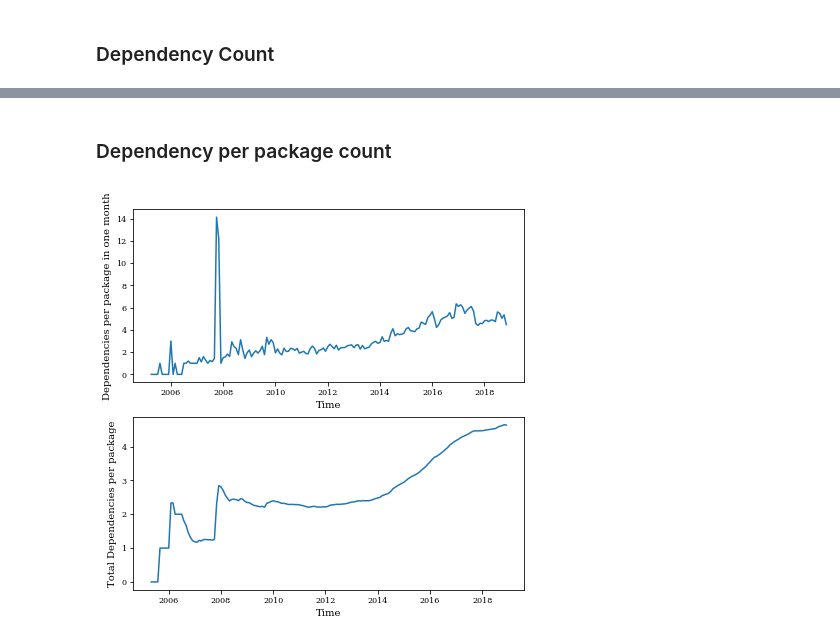
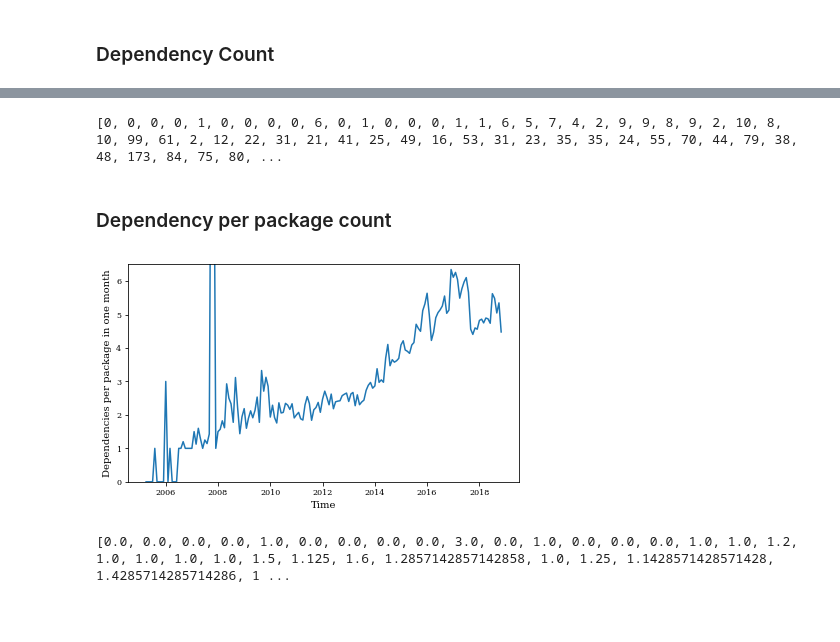
Before and after one commit to nimamahmoudi/cmput663-final-project, a Jupyter notebook: RQ1/rq1-package-dependency-over-time.ipynb, the cells around one changed output, grey strips where cells are left out. Drawn from its saved outputs; the diff is of its cells as text; code cells hidden in the pictures; blank space fills up the shorter version.

```diff
--- a/RQ1/rq1-package-dependency-over-time.ipynb
+++ b/RQ1/rq1-package-dependency-over-time.ipynb
@@ -126,7 +126,11 @@ while end_time < last_time.replace(day=1):
     start_time = end_time
     end_time = add_a_month(start_time)
 # %%
-plt.figure(figsize=(7,4))
+plt.rc('font', size=8)
+plt.rc('axes', titlesize=6)
+plt.rc('axes', labelsize=8)
+plt.figure(figsize=(4,2.8))
+
 # plt.figure(figsize=(7,7))
 # plt.subplot(211)
 plt.semilogy(project_counts['StartDate'], project_counts['count'], '-')
@@ -140,4 +144,6 @@ plt.ylabel('Projects Created in one month')
 
 plt.savefig(figs_dir+'project-publish-over-time.pdf')
 plt.savefig(figs_dir+'project-publish-over-time.png', dpi=300)
+
+set_plt_rc()
 # %% [output]
@@ -178,7 +188,12 @@ while end_time < last_time.replace(day=1):
     start_time = end_time
     end_time = add_a_month(start_time)
 # %%
-plt.figure(figsize=(7,7))
+plt.rc('font', size=8)
+plt.rc('axes', titlesize=6)
+plt.rc('axes', labelsize=8)
+
+plt.figure(figsize=(4,6))
+# plt.figure(figsize=(7,7))
 plt.subplot(211)
 # plt.plot(dep_counts['StartDate'], dep_counts['count'], '-')
 plt.semilogy(dep_counts['StartDate'], dep_counts['count'], '-')
@@ -193,4 +208,6 @@ plt.ylabel('Total Published Versions')
 
 plt.savefig(figs_dir+'versions-over-time.pdf')
 plt.savefig(figs_dir+'versions-over-time.png', dpi=300)
+
+set_plt_rc()
 # %% [output]
@@ -251,7 +272,12 @@ while end_time < last_time.replace(day=1):
 # %% [markdown]
 ### Dependency Count
 # %%
-plt.figure(figsize=(7,7))
+plt.rc('font', size=8)
+plt.rc('axes', titlesize=6)
+plt.rc('axes', labelsize=8)
+
+plt.figure(figsize=(4,6))
+# plt.figure(figsize=(7,7))
 plt.subplot(211)
 # plt.plot(dep_counts['StartDate'], dep_counts['count_dep'], '-')
 plt.semilogy(dep_counts['StartDate'], dep_counts['count_dep'], '-')
@@ -266,4 +292,6 @@ plt.ylabel('Total Dependencies')
 
 plt.savefig(figs_dir+'dependencies-over-time.pdf')
 plt.savefig(figs_dir+'dependencies-over-time.png', dpi=300)
+
+set_plt_rc()
 # %% [output]
@@ -271,18 +299,29 @@ plt.savefig(figs_dir+'dependencies-over-time.png', dpi=300)
+# %%
+print(dep_counts['count_dep'])
+# %% [output]
+[0, 0, 0, 0, 1, 0, 0, 0, 0, 6, 0, 1, 0, 0, 0, 1, 1, 6, 5, 7, 4, 2, 9, 9, 8, 9, 2, 10, 8, 10, 99, 61, 2, 12, 22, 31, 21, 41, 25, 49, 16, 53, 31, 23, 35, 35, 24, 55, 70, 44, 79, 38, 48, 173, 84, 75, 80, ...
 # %% [markdown]
 ### Dependency per package count
 # %%
-plt.figure(figsize=(7,7))
-plt.subplot(211)
+plt.figure(figsize=(7,4))
+
+# plt.figure(figsize=(7,7))
+# plt.subplot(211)
 plt.plot(dep_counts['StartDate'], dep_counts['dep_per_ver'], '-')
 plt.xlabel('Time')
 plt.ylabel('Dependencies per package in one month')
+plt.ylim(0,6.5)
 
-plt.subplot(212)
-plt.plot(dep_counts['EndDate'], dep_counts['dep_per_ver_total'], '-')
-plt.xlabel('Time')
-plt.ylabel('Total Dependencies per package')
+# plt.subplot(212)
+# plt.plot(dep_counts['EndDate'], dep_counts['dep_per_ver_total'], '-')
+# plt.xlabel('Time')
+# plt.ylabel('Total Dependencies per package')
 
 plt.savefig(figs_dir+'dependency-per-package-over-time.pdf')
 plt.savefig(figs_dir+'dependency-per-package-over-time.png', dpi=300)
 # %% [output]
-[figure, old version]
+[figure, new version]
+# %%
+print(dep_counts['dep_per_ver'])
+# %% [output]
+[0.0, 0.0, 0.0, 0.0, 1.0, 0.0, 0.0, 0.0, 0.0, 3.0, 0.0, 1.0, 0.0, 0.0, 0.0, 1.0, 1.0, 1.2, 1.0, 1.0, 1.0, 1.0, 1.5, 1.125, 1.6, 1.2857142857142858, 1.0, 1.25, 1.1428571428571428, 1.4285714285714286, 1 ...
```
Also changed, not shown: parts of 6 cells of this notebook, 9 other files.
